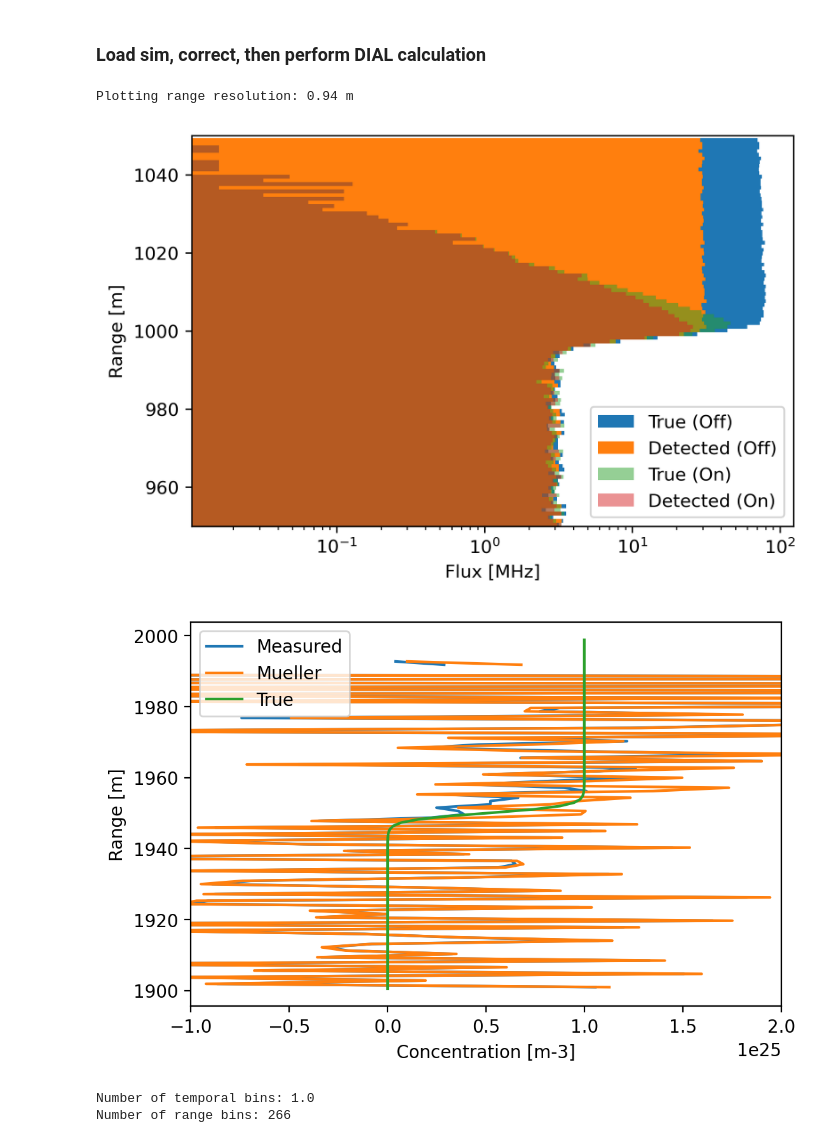
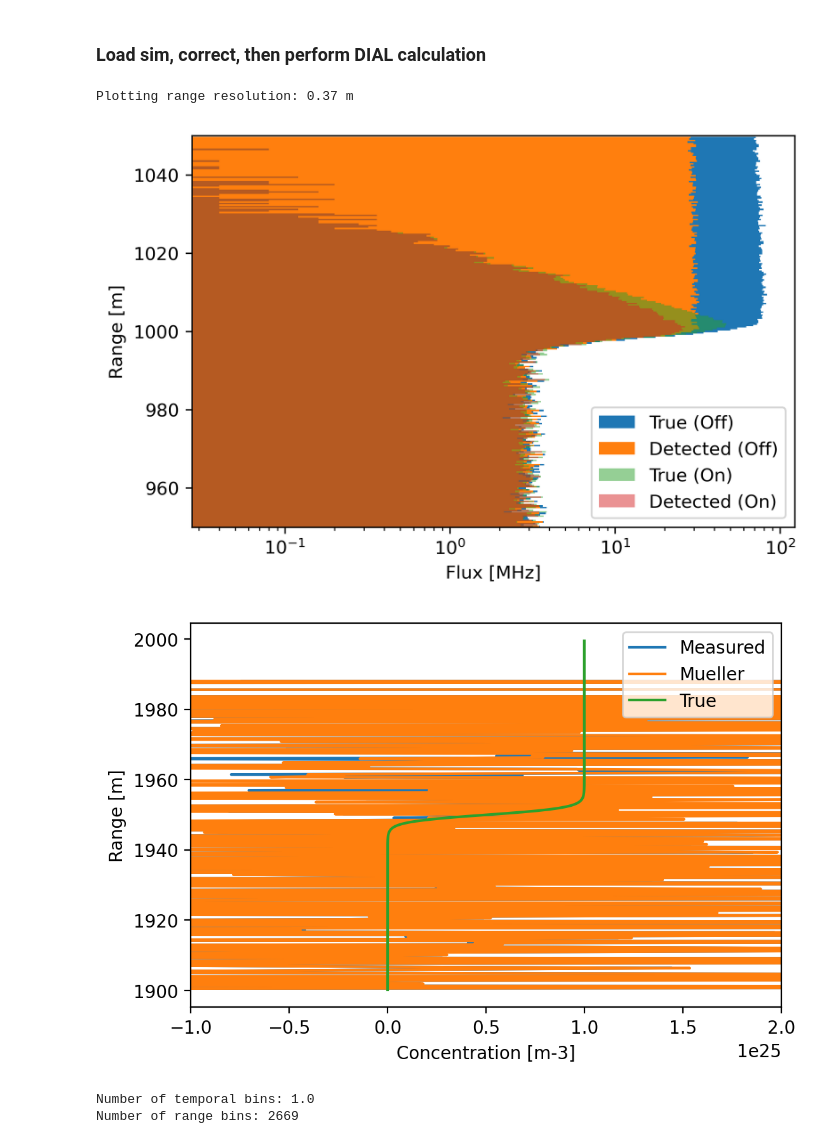
Before and after one commit to gkirchhoff32/Cloud-Measurements, a Jupyter notebook: DIAL_process.ipynb, the cells around one changed output. Saved outputs shown, nothing was run; the diff lists cells and outputs as text; code cells hidden in the pictures.

```diff
--- a/DIAL_process.ipynb
+++ b/DIAL_process.ipynb
@@ -122,11 +138,12 @@ for i in range(Nshot):
 # %%
-avg_range = 25
+avg_range = 10
 
 shift_bot = window_bnd[0]  # [m]
 shift_top = window_bnd[1]  # [m]
 
 plot_bins = sim_time[::avg_range] + shift_bot/c*2  # [s]
 
+# OFFLINE
 n_det_off, bins = np.histogram(det_events_off*dt_sim, bins=plot_bins)
 dt = np.diff(bins)[0]
 det_flux_off = n_det_off/dt/Nshot
@@ -134,6 +151,7 @@ det_flux_off = n_det_off/dt/Nshot
 n_phot_off, _ = np.histogram(phot_events_off*dt_sim, bins=plot_bins)
 phot_flux_off = n_phot_off/dt/Nshot
 
+# ONLINE
 n_det_on, _ = np.histogram(det_events_on*dt_sim, bins=plot_bins)
 det_flux_on = n_det_on/dt/Nshot
 
@@ -142,7 +160,7 @@ phot_flux_on = n_phot_on/dt/Nshot
 
 print('Plotting range resolution: {:.2f} m'.format(dt*c/2))
 # %% [output]
-Plotting range resolution: 0.94 m
+Plotting range resolution: 0.37 m
 # %%
 fig = plt.figure(dpi=300)
 ax = fig.add_subplot(111)
@@ -157,34 +175,35 @@ ax.set_xscale('log')
 plt.legend()
 plt.show()
 # %% [output]
-[figure, old version]
+[figure, new version]
 # %%
 dR_avg = dt * c / 2  # [m]
+
 meas_conc = 1/2/xsec/dR_avg*np.diff(np.log(det_flux_off/det_flux_on))  # [m-3]
 muller_conc = 1/2/xsec/dR_avg*np.diff(np.log((det_flux_off/(1-tD*det_flux_off))/(det_flux_on/(1-tD*det_flux_on))))  # [m-3]
-true_conc = 1/2/xsec/dR_avg*np.diff(np.log((photon_rate_off_shift[::avg_range])/(photon_rate_on_shift[::avg_range])))
+true_conc_theory = 1/2/xsec/dR_avg*np.diff(np.log((photon_rate_off_shift[::avg_range])/(photon_rate_on_shift[::avg_range])))
 # %%
 fig = plt.figure(dpi=200)
 ax = fig.add_subplot(111)
 ax.plot(meas_conc, (plot_bins[1:-1])*c/2+shift_bot, label='Measured')
 ax.plot(muller_conc, (plot_bins[1:-1])*c/2+shift_bot, label='Mueller')
-ax.plot(true_conc, (plot_bins[:-1]+dt/2)*c/2+shift_bot, label='True')
+ax.plot(true_conc_theory, (plot_bins[:-1]+dt/2)*c/2+shift_bot, label='True')
 ax.set_xlabel('Concentration [m-3]')
 ax.set_ylabel('Range [m]')
 ax.set_xlim([-1e25, 2e25])
 # ax.set_ylim([980, 1020])
 # ax.set_xscale('log')
 plt.legend()
 plt.show()
 # %% [output]
-[figure, old version]
+[figure, new version]
 # %%
 t_min = plot_bins[0]  # [s]
 t_max = plot_bins[-1]  # [s]
 window_bnd = [t_min, t_max]  # [s]
 
 # calculate active fraction histogram
-dsamp = 10
+dsamp = 1
 intgrl_N = int(len(sim_time)/dsamp)  # number of bins in integral. I usually set this to the number of bins in the histogram for consistency
 deadtime = tD  # [s]
 
@@ -203,5 +222,5 @@ print('Number of temporal bins: {}'.format(num_temporal_bins))
 print('Number of range bins: {}'.format(intgrl_N))
 # %% [output]
 Number of temporal bins: 1.0
-Number of range bins: 266
+Number of range bins: 2669
 # %%
```
Also changed, not shown: parts of 7 cells of this notebook, 2 other files.
